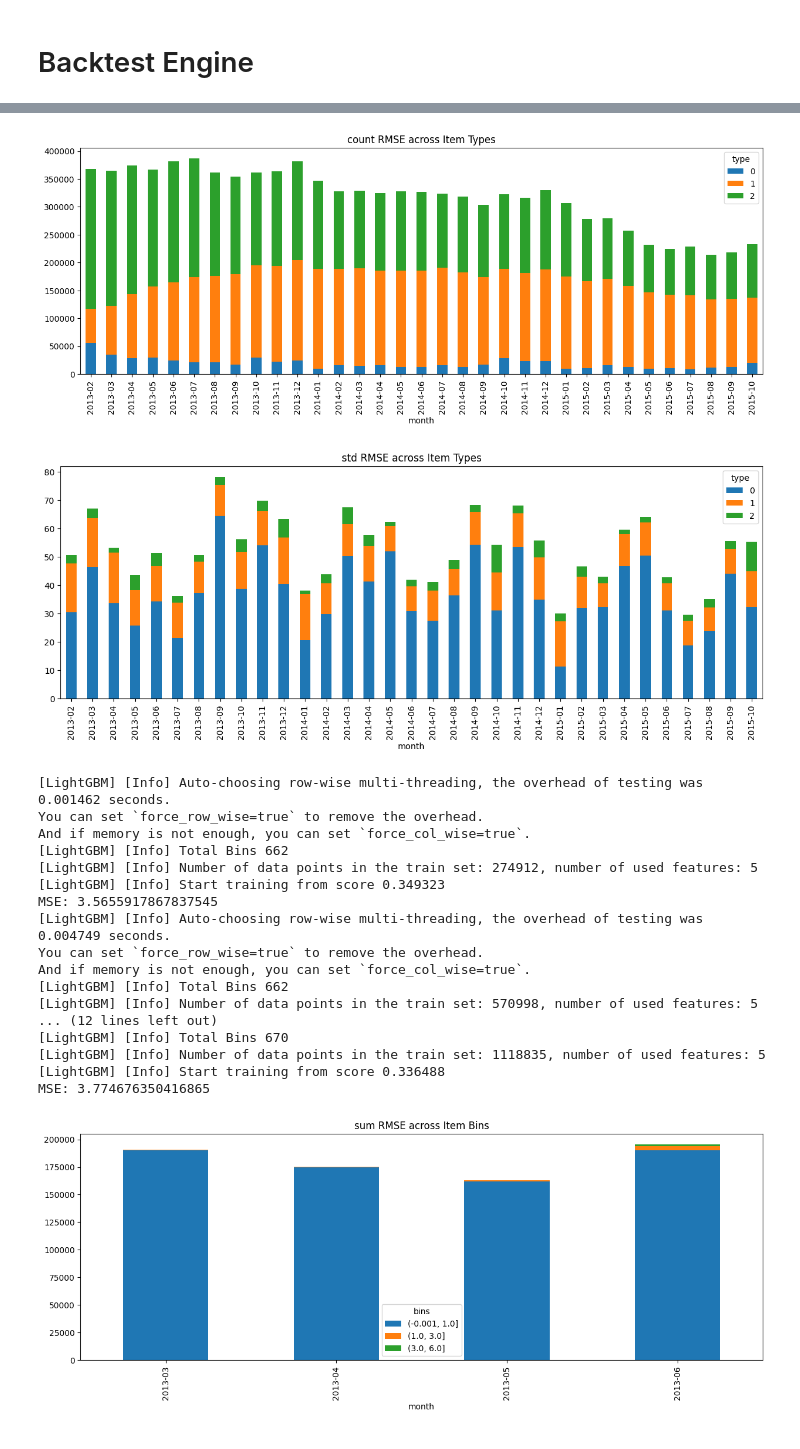
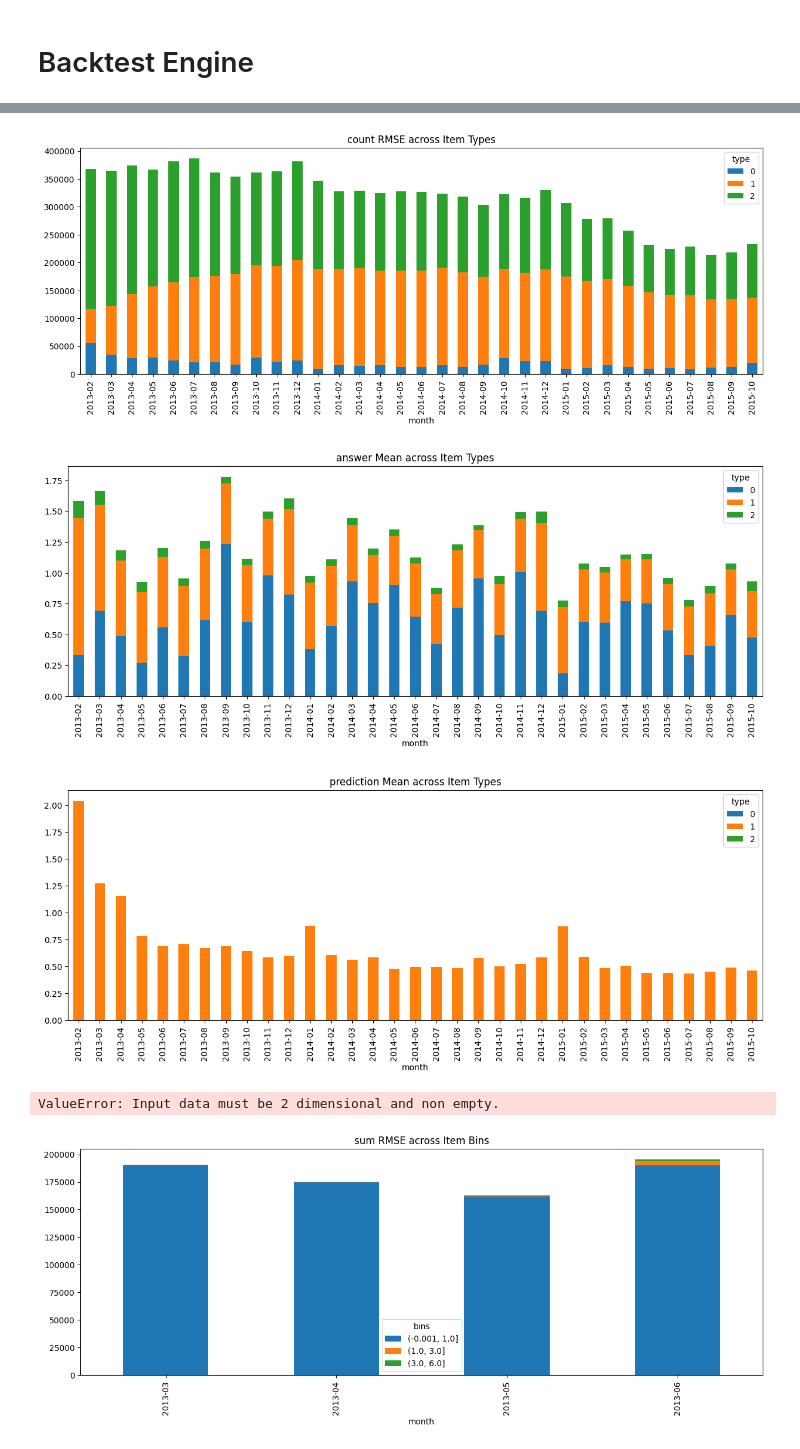
Before and after one commit to akhilkammila/future-sales, a Jupyter notebook: backtest.ipynb, the cells around one changed output, grey strips where cells are left out. Cells and saved outputs as stored; diff of their text form; code cells hidden in the pictures.

```diff
--- a/backtest.ipynb
+++ b/backtest.ipynb
@@ -40,9 +40,12 @@ class BackTester:
     def run_backtester(self):
         months = self.train.index.unique()
         mse_list = []
+        output_list = []
 
         for index, month in enumerate(months):
             if index == len(months) - 1: continue # exclude last month (using full train set)
+            # if index == 0: continue
+            # if index > 3: continue
 
             # Get data, calculate answers
             # Use STORES present in BOTH, and ITEMS present in TEST
@@ -69,8 +72,8 @@ class BackTester:
             test_answers['answer'] = np.clip(test_answers['answer'].fillna(0), 0, 20)
 
             mse_df = test_answers.merge(right=prediction, on=['shop_id', 'item_id'], how='left').fillna(0)
-            mse = mean_squared_error(mse_df['answer'], mse_df['prediction'])
-            print("MSE:", mse)
+            mse_df['mse'] = np.square(mse_df['answer'] - mse_df['prediction'])
+            print("MSE:", np.mean(mse_df['mse']))
 
             """
             Analytics calculations
@@ -104,25 +107,37 @@ class BackTester:
 
             # Stats
             # 1. mse stats by item category
-            mseBreakdown = mse_metrics.groupby(by='type', observed=True)[['answer', 'prediction']]\
-                .apply(lambda group : np.square(group['answer'] - group['prediction']).agg(['sum', 'mean', 'count', 'std']))
+            mseBreakdown = mse_metrics.groupby(by='type')['mse'].agg(['sum', 'mean', 'count'])
             mseBreakdown = mseBreakdown.reset_index()
             mseBreakdown['month'] = months[index+1]
             mse_list.append(mseBreakdown)
 
-            # 2.
+            # 2. answer and prediction metrics by item category
+            output_groups = mse_metrics.groupby(by='type')[['answer', 'prediction']].mean()
+            output_groups = output_groups.reset_index()
+            output_groups['month'] = months[index + 1]
+            output_list.append(output_groups)
 
 
-        final_stats_df = pd.concat(mse_list, ignore_index=True)
-        self.stats = final_stats_df
+        final_mse_df = pd.concat(mse_list, ignore_index=True)
+        final_output_df = pd.concat(output_list, ignore_index=True)
+        self.mse_df = final_mse_df
+        self.output_df = final_output_df
 
     def display_stats(self):
-        for col in self.stats.columns:
+        for col in self.mse_df.columns:
             if col in ['type', 'month']: continue
 
-            pivot_df = self.stats.pivot(index='month', columns='type', values=col).fillna(0)
+            pivot_df = self.mse_df.pivot(index='month', columns='type', values=col).fillna(0)
             pivot_df.plot(kind='bar', stacked=True, figsize=(15,5))
             plt.title(f'{col} RMSE across Item Types')
+
+        for col in self.output_df.columns:
+            if col in ['type', 'month']: continue
+
+            pivot_df = self.output_df.pivot(index='month', columns='type', values=col).fillna(0)
+            pivot_df.plot(kind='bar', stacked=True, figsize=(15,5))
+            plt.title(f'{col} Mean across Item Types')
 
 b = BackTester(train)
 
@@ -133,34 +148,35 @@ def last_month(train: pd.DataFrame, stores, items):
 
     aggregated_train = train.loc[last_month,:].groupby(by=['shop_id', 'item_id'])['item_cnt_day'].sum().to_frame('prediction').reset_index()
     result = result.merge(aggregated_train, on=['shop_id', 'item_id'], how='left').fillna(0)
     result['prediction'] = np.clip(result['prediction'], 0, 20)
     return result
 
 b.submit_predictor(last_month)
 b.run_backtester()
 b.display_stats()
 # %% [output]
 MSE: 1.4154995102840353
 MSE: 1.6579520816451676
 MSE: 1.4494168201350521
 MSE: 1.0554050518374778
 MSE: 1.1408822835574428
 MSE: 0.9710705325505005
 MSE: 1.1430761355303753
 MSE: 1.547542463743581
 MSE: 1.3841799007615652
 MSE: 1.4941195862694194
 MSE: 1.7842813311305168
 MSE: 1.4577222711647753
 ... (17 lines left out)
 MSE: 0.7926462171620305
 MSE: 0.891412163925868
 MSE: 1.1321579657451235
 MSE: 1.3168427429229375
 [figure]
 [figure]
 [figure]
-[figure, old version]
+[figure, new version]
+[figure, added]
 # %%
 def lgbm(train: pd.DataFrame, stores, items, categories_df: pd.DataFrame, items_df: pd.DataFrame, shops_df: pd.DataFrame):
     train = train.reset_index()
@@ -247,23 +263,7 @@ b.submit_predictor(lgbm, categories_df = categories, items_df = items, shops_df
 b.run_backtester()
 # b.display_stats()
 # %% [output]
-[LightGBM] [Info] Auto-choosing row-wise multi-threading, the overhead of testing was 0.001462 seconds.
-You can set `force_row_wise=true` to remove the overhead.
-And if memory is not enough, you can set `force_col_wise=true`.
-[LightGBM] [Info] Total Bins 662
-[LightGBM] [Info] Number of data points in the train set: 274912, number of used features: 5
-[LightGBM] [Info] Start training from score 0.349323
-MSE: 3.5655917867837545
-[LightGBM] [Info] Auto-choosing row-wise multi-threading, the overhead of testing was 0.004749 seconds.
-You can set `force_row_wise=true` to remove the overhead.
-And if memory is not enough, you can set `force_col_wise=true`.
-[LightGBM] [Info] Total Bins 662
-[LightGBM] [Info] Number of data points in the train set: 570998, number of used features: 5
-... (12 lines left out)
-[LightGBM] [Info] Total Bins 670
-[LightGBM] [Info] Number of data points in the train set: 1118835, number of used features: 5
-[LightGBM] [Info] Start training from score 0.336488
-MSE: 3.774676350416865
+ValueError: Input data must be 2 dimensional and non empty.
 # %%
 b.display_stats()
 # %% [output]
```
Also changed, not shown: 1 other file.
